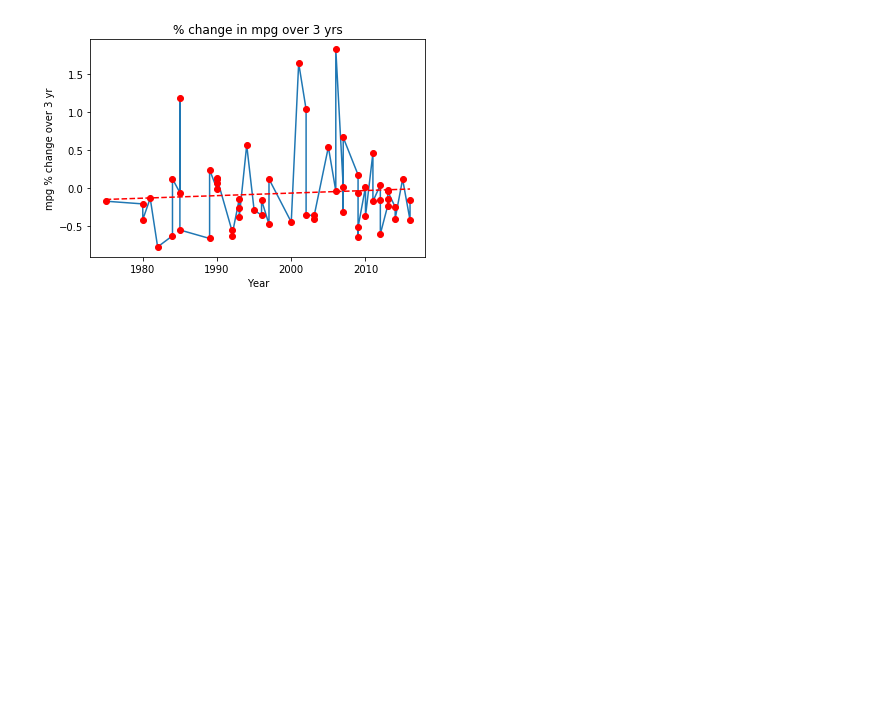
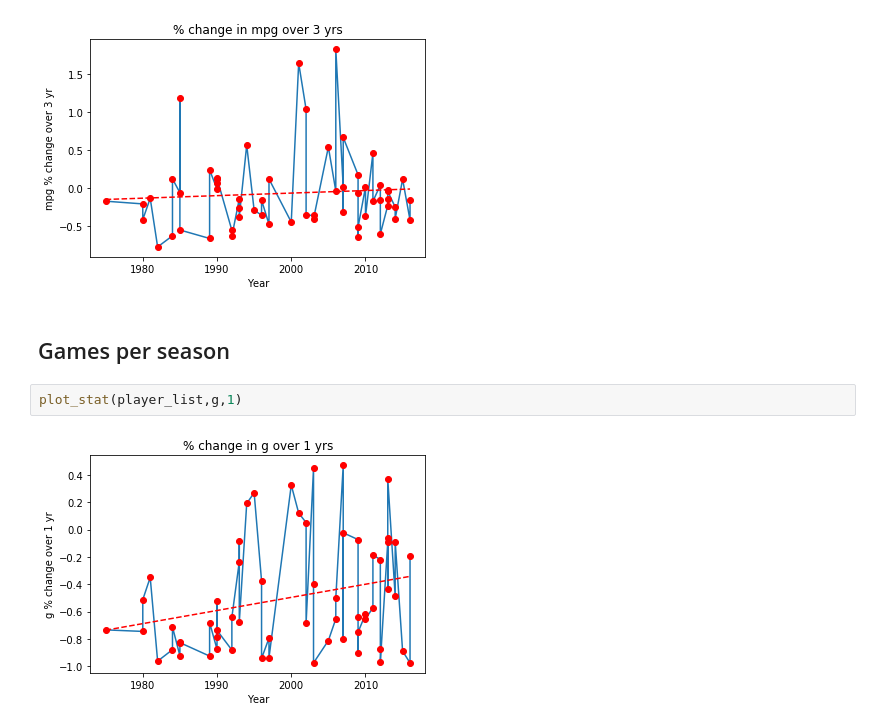
Before and after one commit to noogie13/nba-acl, a Jupyter notebook: analysis.ipynb, the cells around one changed output. Saved outputs shown, nothing was run; the diff lists cells and outputs as text; blank space fills up the shorter version.

```diff
--- a/analysis.ipynb
+++ b/analysis.ipynb
@@ -68,3 +73,9 @@ plot_stat(player_list,mpg,2)
 plot_stat(player_list,mpg,3)
 # %% [output]
 [figure]
+# %% [markdown]
+## Games per season
+# %%
+plot_stat(player_list,g,1)
+# %% [output]
+[figure, added]
```
Also changed, not shown: parts of 13 cells of this notebook.
